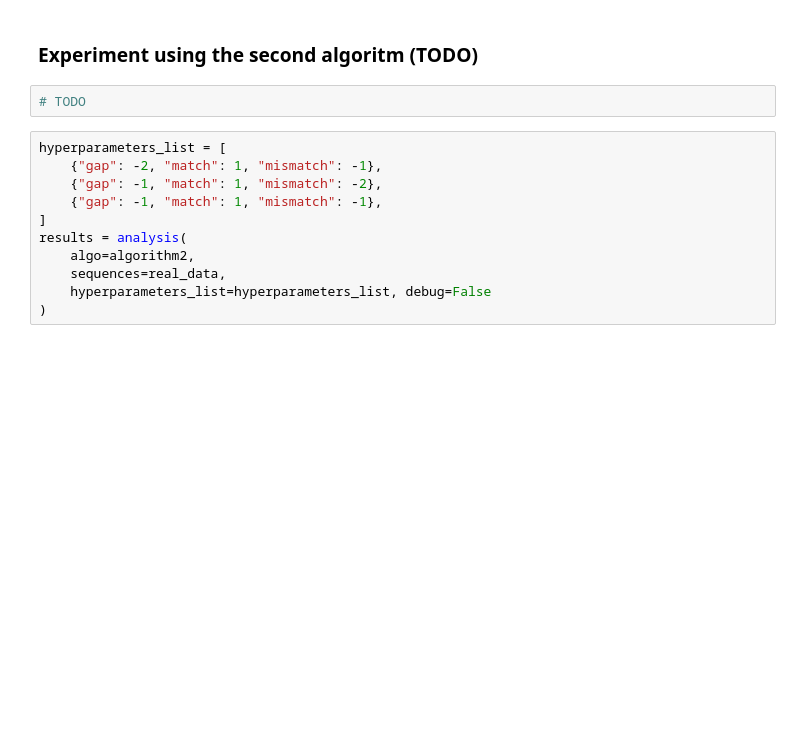
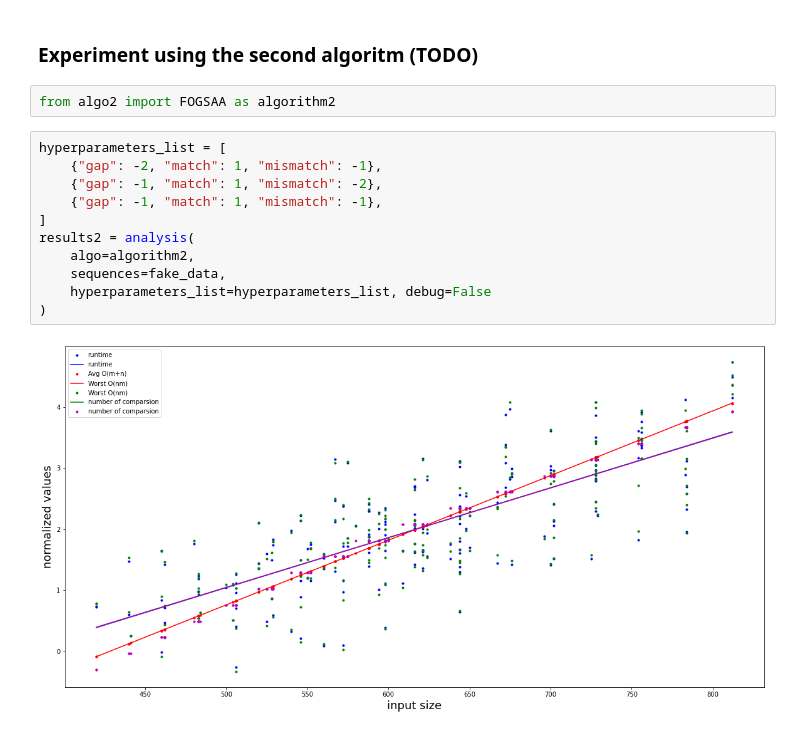
Before and after one commit to MohammedAljahdali/GlobalSequenceAlignment, a Jupyter notebook: sequence.ipynb, the cells around one changed output. Drawn from its saved outputs; the diff is of its cells as text; blank space fills up the shorter version.

Commit message:
fogsaa and avg complexity added

```diff
--- a/sequence.ipynb
+++ b/sequence.ipynb
@@ -345,15 +339,17 @@ results[:10]
 # %% [markdown]
 ### Experiment using the second algoritm (TODO)
 # %%
-# TODO
+from algo2 import FOGSAA as algorithm2
 # %%
 hyperparameters_list = [
     {"gap": -2, "match": 1, "mismatch": -1},
     {"gap": -1, "match": 1, "mismatch": -2},
     {"gap": -1, "match": 1, "mismatch": -1},
 ]
-results = analysis(
+results2 = analysis(
     algo=algorithm2,
-    sequences=real_data,
+    sequences=fake_data,
     hyperparameters_list=hyperparameters_list, debug=False
 )
+# %% [output]
+[figure, added]
```
Also changed, not shown: parts of 8 cells of this notebook, 2 other files.
